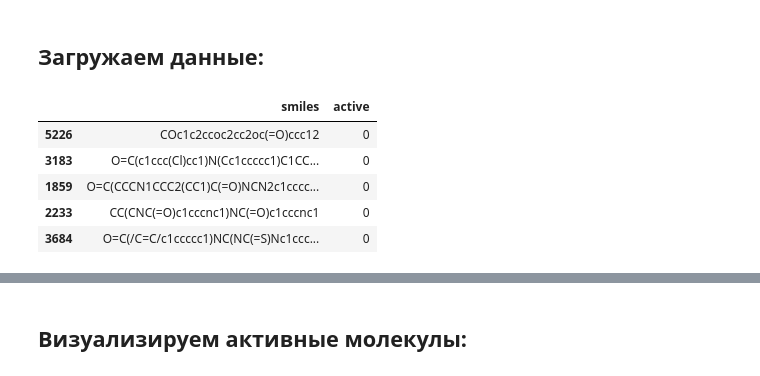
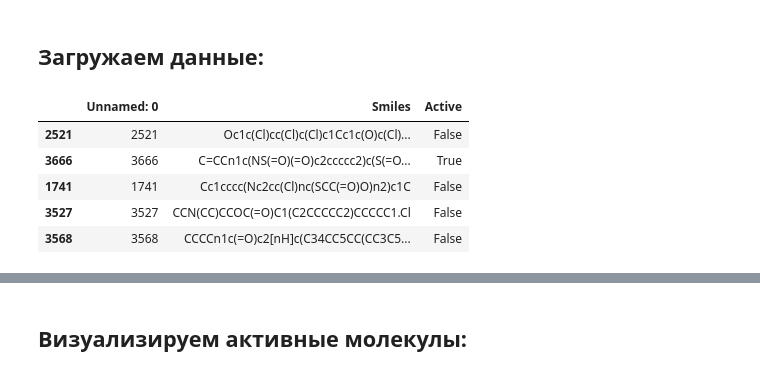
Before and after one commit to akitim/Ligand_activity_prediction_GlobalAI2022, a Jupyter notebook: ligand_activity_prediction.ipynb, the cells around one changed output, grey strips where cells are left out. Drawn from its saved outputs; the diff is of its cells as text; code cells hidden in the pictures.

```diff
--- a/ligand_activity_prediction.ipynb
+++ b/ligand_activity_prediction.ipynb
@@ -29,22 +29,17 @@ import pandas as pd
 # %%
 train_path = 'https://raw.githubusercontent.com/akitim/Ligand_activity_prediction_GlobalAI2022/main/data/train.csv?token=GHSAT0AAAAAABQ5SI3K2YCVUTOJJOZECRR2YQE6QBA'
 test_path = 'https://raw.githubusercontent.com/akitim/Ligand_activity_prediction_GlobalAI2022/main/data/test.csv?token=GHSAT0AAAAAABQ5SI3LWUXFQVX7PCGHR3D4YQE6Q2Q'
 
 # train = pd.read_csv(train_path)
 train = pd.read_csv('/content/train.csv')
 # test = pd.read_csv(test_path)
 test = pd.read_csv('/content/test.csv')
 
-train = train.loc[:, ['Smiles', 'Active']]
-train.columns = ['smiles', 'active']
-train['active'] = train['active'].astype('int32')
-
-test = test.loc[:, ['Smiles']]
 train.sample(5)
 # %% [output]
-|  | smiles | active |
-| 5226 | COc1c2ccoc2cc2oc(=O)ccc12 | 0 |
-| 3183 | O=C(c1ccc(Cl)cc1)N(Cc1ccccc1)C1CC... | 0 |
-| 1859 | O=C(CCCN1CCC2(CC1)C(=O)NCN2c1cccc... | 0 |
-| 2233 | CC(CNC(=O)c1cccnc1)NC(=O)c1cccnc1 | 0 |
-| 3684 | O=C(/C=C/c1ccccc1)NC(NC(=S)Nc1ccc... | 0 |
+|  | Unnamed: 0 | Smiles | Active |
+| 2521 | 2521 | Oc1c(Cl)cc(Cl)c(Cl)c1Cc1c(O)c(Cl)... | False |
+| 3666 | 3666 | C=CCn1c(NS(=O)(=O)c2ccccc2)c(S(=O... | True |
+| 1741 | 1741 | Cc1cccc(Nc2cc(Cl)nc(SCC(=O)O)n2)c1C | False |
+| 3527 | 3527 | CCN(CC)CCOC(=O)C1(C2CCCCC2)CCCCC1.Cl | False |
+| 3568 | 3568 | CCCCn1c(=O)c2[nH]c(C34CC5CC(CC3C5... | False |
```
Also changed, not shown: parts of 12 cells of this notebook.
